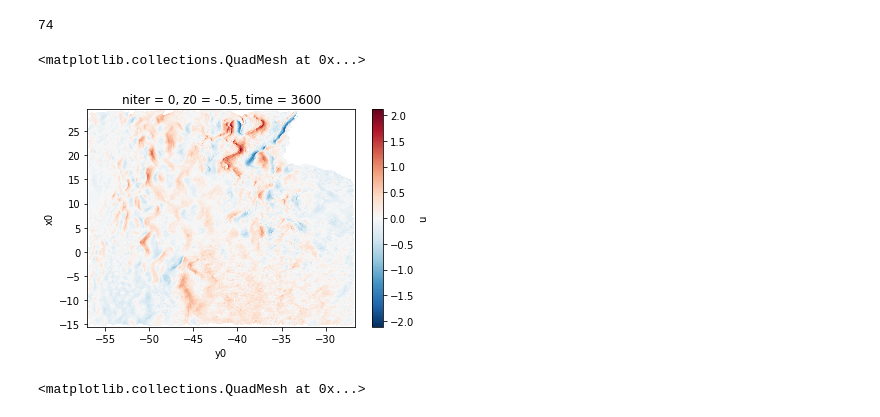
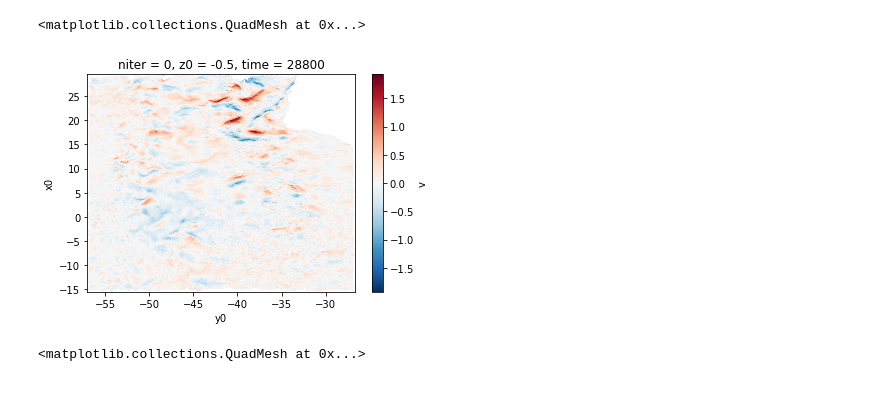
Before and after one commit to cspencerjones/separating-balanced, a Jupyter notebook: python/Make_filtered_series.ipynb, the cells around one changed output. Saved outputs shown, nothing was run; the diff lists cells and outputs as text; code cells hidden in the pictures.

```diff
--- a/python/Make_filtered_series.ipynb
+++ b/python/Make_filtered_series.ipynb
@@ -50,12 +55,8 @@ ds = xr.open_zarr(fnames[0])
-# %%
-ds.niter.size
-# %% [output]
-74
 # %%
-u_unfiltered.isel(time=1).plot()
+v_unfiltered.isel(time=-1).plot()
 # %% [output]
 <matplotlib.collections.QuadMesh at 0x...>
-[figure, old version]
+[figure, new version]
 # %%
 (u_unfiltered-u_filtered).plot(x='x0')
 # %% [output]
```
Also changed, not shown: parts of 2 cells of this notebook, 2 other files.
